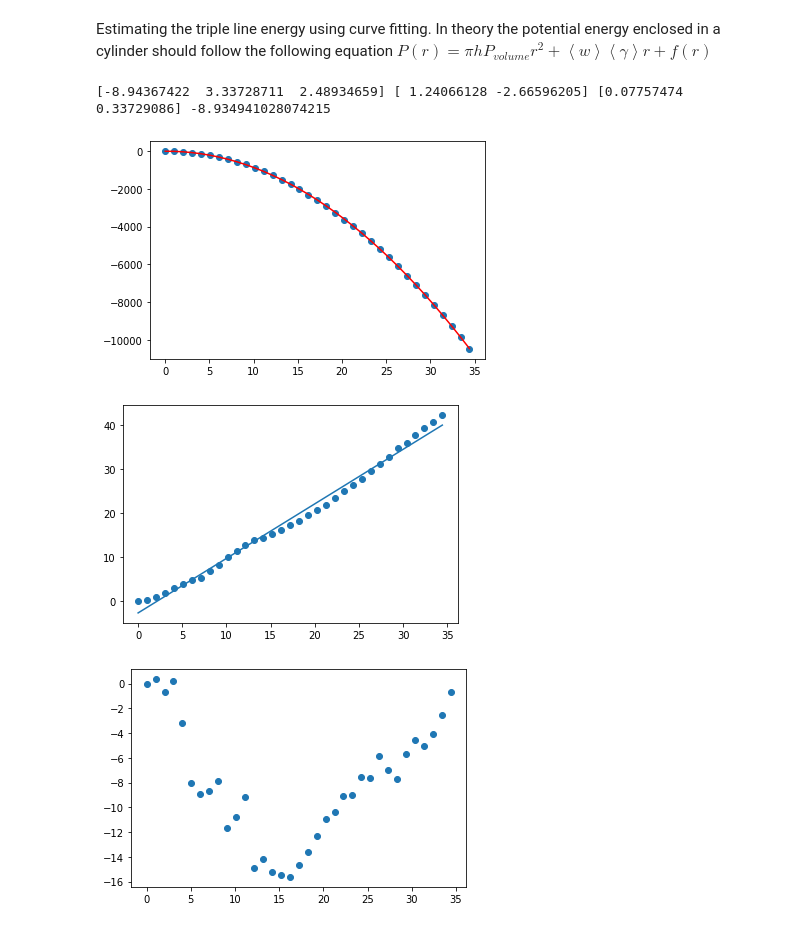
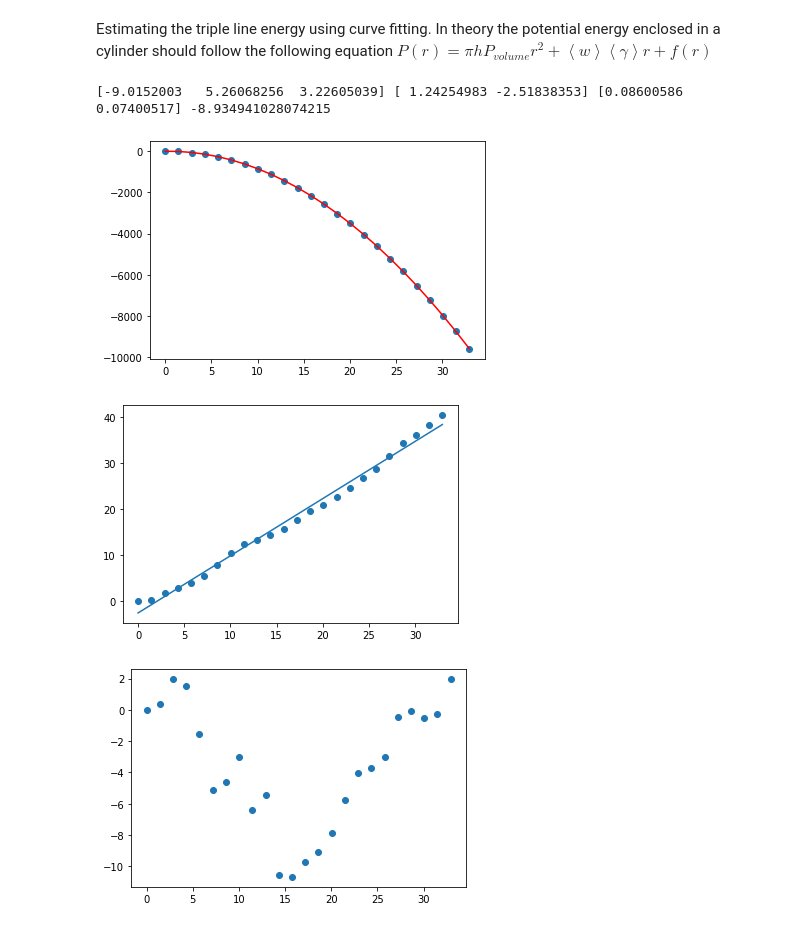
Before and after one commit to PaulTwine/TripleLines.github.io, a Jupyter notebook: TripleLine Fitting.ipynb, the cells around one changed output. Cells and saved outputs as stored; diff of their text form; code cells hidden in the pictures.

```diff
--- a/TripleLine Fitting.ipynb
+++ b/TripleLine Fitting.ipynb
@@ -53,7 +53,7 @@ objProcess = objData.GetTimeStepByIndex(0)
 objProcess.CategoriseAtoms()
 a1=4.05
 h= 2*a1*np.sqrt(3)
-arrTriplePoints = objProcess.FindTriplePoints(a1, 2*a1)
+arrTriplePoints = objProcess.FindTriplePoints(a1, 3*a1)
 lstValues = []
 lstExcess =[]
 lstFitExcess = []
@@ -65,14 +65,14 @@ lstExcessGB = []
 lstFitGBExcess = []
 lstExcess2 =[]
 lstExcess3 = []
-intCol = 0
+intCol = 10
 intPE = objProcess.GetColumnNames().index('c_pe1')
 intVS = objProcess.GetColumnNames().index('VolumetricStrain')
 fltVolume = np.mean(objProcess.GetLatticeAtoms()[:,intVS])
 arrDistance = sc.spatial.distance_matrix(arrTriplePoints[:,0:2],arrTriplePoints[:,0:2])
 fltClosest = np.sort(arrDistance[intCol])[1]
 #fltClosest = 100
-fltIncrement = 4.05/4
+fltIncrement = 4.05/(2*np.sqrt(2))
 A =np.median(objProcess.GetLatticeAtoms()[:,intPE])*4*4.05**(-3)*h*np.pi/(1+fltVolume)
 fltMedianLatticePE = np.median(objProcess.FindValuesInCylinder(objProcess.GetLatticeAtoms()[:,0:4],
                                                            arrTriplePoints[intCol],fltClosest/2,h,intPE))
@@ -86,39 +86,39 @@ for j in range(0,np.floor(fltClosest/(2*fltIncrement)).astype('int')):
                                              arrCurrentTripleLine, r,h,intPE)
     valuesGB = objProcess.FindValuesInCylinder(objProcess.GetOtherAtoms()[:,0:4], arrCurrentTripleLine,r,h,intPE)
     lstTotalPE.append(np.sum(values))
-    lstGBExcess.append(np.sum(valuesGB)-fltMedianLatticePE*len(valuesGB))
+    lstGBExcess.append(np.sum(valuesGB)-fltMedianGBPE*len(valuesGB))
     lstExcess.append(np.sum(values) -fltMedianLatticePE*len(values))
 popt, popv = sc.optimize.curve_fit(Quadratic, lstValues,lstTotalPE)
 popt2, popv2 = sc.optimize.curve_fit(LinearRule,lstValues, lstExcess)
 popt3, popv3 = sc.optimize.curve_fit(LinearRule,lstValues, lstGBExcess)
 for k, rValue in enumerate(lstValues):
-    lstFitQuadratic.append(Quadratic(rValue, A, popt[1], popt[2]))
+    lstFitQuadratic.append(Quadratic(rValue, *popt))
     lstFitExcess.append(LinearRule(rValue, *popt2))
     lstExcess2.append(lstExcess[k]-lstFitExcess[k])
     #lstGBExcess2.append(lstGBExcess[j]-popt2[0]*lstValues[j])
     lstGBExcess2.append(lstGBExcess[k]-popt3[0]*lstValues[k])
     lstFitGBExcess.append(LinearRule(k, *popt3))
 print(popt,popt2,popt3, A)
 plt.scatter(lstValues, lstTotalPE)
 plt.plot(lstValues, lstFitQuadratic, c='r')
 plt.show()
 lstExcess2 = []
 lstDifference = []
 for j in range(len(lstValues)):
     lstExcess2.append(lstExcess[j] -popt2[0]*lstValues[j])
     lstExcess3.append(lstExcess[j] -popt2[0]*lstGBExcess[j]/popt3[0])
 plt.scatter(lstValues, lstExcess)
 plt.plot(lstValues, lstFitExcess)
 plt.show()
 plt.scatter(lstValues, lstExcess3)
 #plt.plot(lstValues, lstFitGBExcess)
 #plt.scatter(lstValues, lstGBExcess2, c= 'r')
 plt.show()
 # %% [output]
-[-8.94367422  3.33728711  2.48934659] [ 1.24066128 -2.66596205] [0.07757474 0.33729086] -8.934941028074215
+[-9.0152003   5.26068256  3.22605039] [ 1.24254983 -2.51838353] [0.08600586 0.07400517] -8.934941028074215
-[figure, old version]
+[figure, new version]
-[figure, old version]
+[figure, new version]
-[figure, old version]
+[figure, new version]
 # %%
 lstFitFunction = []
 lstTJ = []
```
Also changed, not shown: parts of 5 cells of this notebook.
